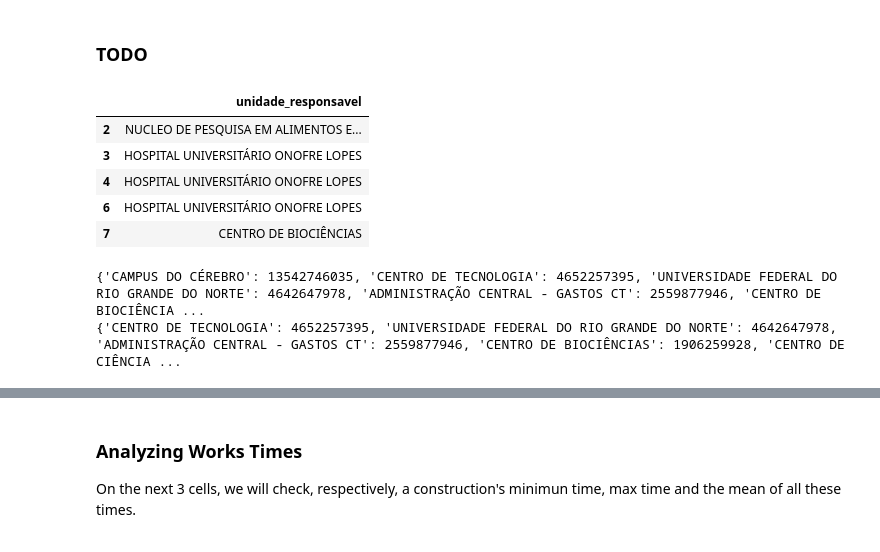
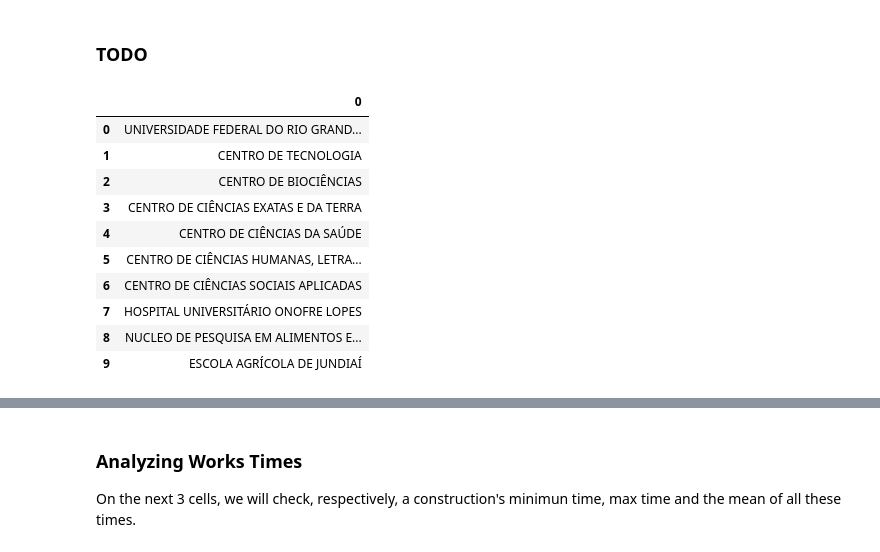
Before and after one commit to ozielalves/Financas_IMD, a Jupyter notebook: Oziel.ipynb, the cells around one changed output, grey strips where cells are left out. Drawn from its saved outputs; the diff is of its cells as text; code cells hidden in the pictures.

```diff
--- a/Oziel.ipynb
+++ b/Oziel.ipynb
@@ -90,14 +90,19 @@ See the caveats in the documentation: http://pandas.pydata.org/pandas-docs/stabl
 ### TODO
 # %%
 dep_names = df['unidade_responsavel'].value_counts().index.tolist()
-pd.DataFrame(works_filter['unidade_responsavel']).head()
+pd.DataFrame(dep_names).head(10)
 # %% [output]
-|  | unidade_responsavel |
-| 2 | NUCLEO DE PESQUISA EM ALIMENTOS E... |
-| 3 | HOSPITAL UNIVERSITÁRIO ONOFRE LOPES |
-| 4 | HOSPITAL UNIVERSITÁRIO ONOFRE LOPES |
-| 6 | HOSPITAL UNIVERSITÁRIO ONOFRE LOPES |
-| 7 | CENTRO DE BIOCIÊNCIAS |
+|  | 0 |
+| 0 | UNIVERSIDADE FEDERAL DO RIO GRAND... |
+| 1 | CENTRO DE TECNOLOGIA |
+| 2 | CENTRO DE BIOCIÊNCIAS |
+| 3 | CENTRO DE CIÊNCIAS EXATAS E DA TERRA |
+| 4 | CENTRO DE CIÊNCIAS DA SAÚDE |
+| 5 | CENTRO DE CIÊNCIAS HUMANAS, LETRA... |
+| 6 | CENTRO DE CIÊNCIAS SOCIAIS APLICADAS |
+| 7 | HOSPITAL UNIVERSITÁRIO ONOFRE LOPES |
+| 8 | NUCLEO DE PESQUISA EM ALIMENTOS E... |
+| 9 | ESCOLA AGRÍCOLA DE JUNDIAÍ |
 # %%
 values = {}
 for i in dep_names:
@@ -119,12 +124,12 @@ for index,row in df.iterrows():
    # if (values[i] == values.items().max()):#
 #    print (i,values.items()
 top11 = {}
-## os 6 maiores incluindo o campus do cerebro
-big_resources = sorted(values, key=values.get, reverse=True)[:10]
+## os 11 maiores incluindo o campus do cerebro
+big_resources = sorted(values, key=values.get, reverse=True)[:11]
 for i in big_resources:
     top11[i] = values[i]
 
-print (top11)
+#print (top11)
 #pd.DataFrame(top6)
 campus_cerebro = list(top11.keys())[0]
 CT = list(top11.keys())[1]
@@ -132,7 +137,4 @@ def without_keys(d, keys):
     return {k: v for k, v in d.items() if k not in keys}
 #excluindo o campus do cerebro
 top10 = without_keys(top11,list(top11.keys())[0])
-print (top10)
+#print (top10)
-# %% [output]
-{'CAMPUS DO CÉREBRO': 13542746035, 'CENTRO DE TECNOLOGIA': 4652257395, 'UNIVERSIDADE FEDERAL DO RIO GRANDE DO NORTE': 4642647978, 'ADMINISTRAÇÃO CENTRAL - GASTOS CT': 2559877946, 'CENTRO DE BIOCIÊNCIA ...
-{'CENTRO DE TECNOLOGIA': 4652257395, 'UNIVERSIDADE FEDERAL DO RIO GRANDE DO NORTE': 4642647978, 'ADMINISTRAÇÃO CENTRAL - GASTOS CT': 2559877946, 'CENTRO DE BIOCIÊNCIAS': 1906259928, 'CENTRO DE CIÊNCIA ...
```
Also changed, not shown: parts of 16 cells of this notebook, 1 other file.
